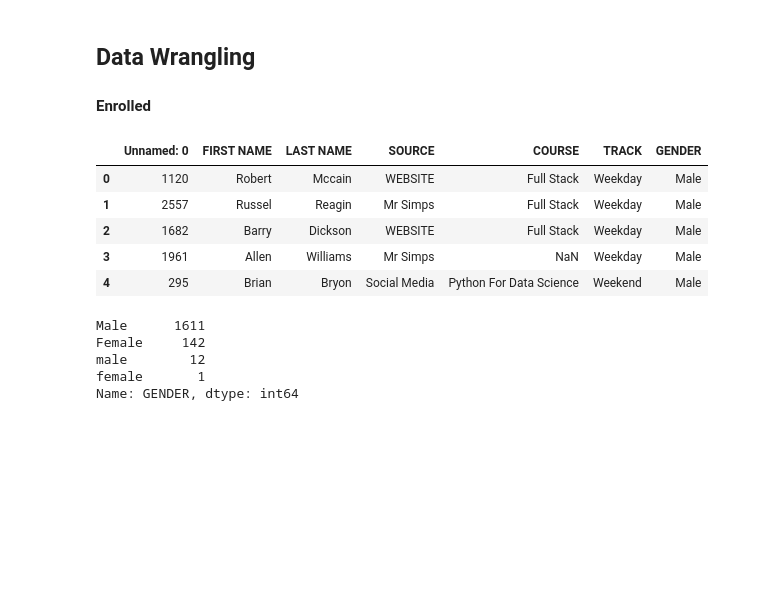
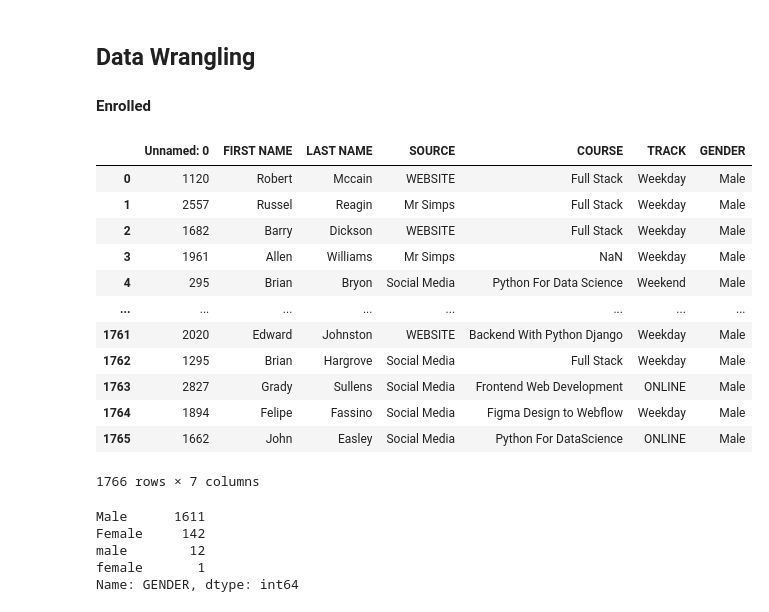
Before and after one commit to tahheel/V-Internship, a Jupyter notebook: Week 1/Damilola_week1.ipynb, the cells around one changed output. Saved outputs shown, nothing was run; the diff lists cells and outputs as text; code cells hidden in the pictures; blank space fills up the shorter version.

```diff
--- a/Week 1/Damilola_week1.ipynb
+++ b/Week 1/Damilola_week1.ipynb
@@ -25,14 +25,21 @@ registered = pd.read_csv('registered applicants.csv')
 ## Data Wrangling
 #### Enrolled
 # %%
-enrolled.head()
+enrolled
 # %% [output]
 |  | Unnamed: 0 | FIRST NAME | LAST NAME | SOURCE | COURSE | TRACK | GENDER |
 | 0 | 1120 | Robert | Mccain | WEBSITE | Full Stack | Weekday | Male |
 | 1 | 2557 | Russel | Reagin | Mr Simps | Full Stack | Weekday | Male |
 | 2 | 1682 | Barry | Dickson | WEBSITE | Full Stack | Weekday | Male |
 | 3 | 1961 | Allen | Williams | Mr Simps | NaN | Weekday | Male |
 | 4 | 295 | Brian | Bryon | Social Media | Python For Data Science | Weekend | Male |
+| ... | ... | ... | ... | ... | ... | ... | ... |
+| 1761 | 2020 | Edward | Johnston | WEBSITE | Backend With Python Django | Weekday | Male |
+| 1762 | 1295 | Brian | Hargrove | Social Media | Full Stack | Weekday | Male |
+| 1763 | 2827 | Grady | Sullens | Social Media | Frontend Web Development | ONLINE | Male |
+| 1764 | 1894 | Felipe | Fassino | Social Media | Figma Design to Webflow | Weekday | Male |
+| 1765 | 1662 | John | Easley | Social Media | Python For DataScience | ONLINE | Male |
+1766 rows × 7 columns
 # %%
 enrolled['GENDER'].value_counts()
 # %% [output]
```
Also changed, not shown: parts of 1 cell of this notebook, 2 other files.
